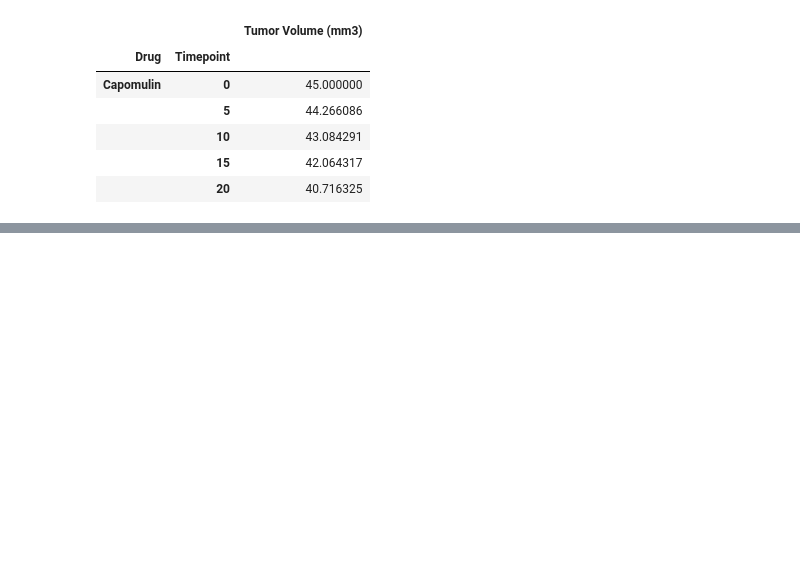
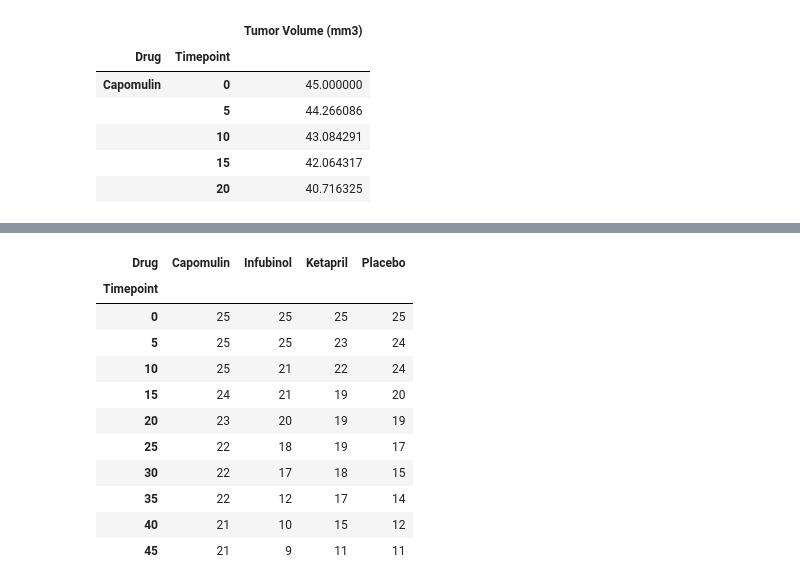
Before and after one commit to txstu09/pymaceuticals-inc, a Jupyter notebook: pymaceuticals.ipynb, the cells around one changed output, grey strips where cells are left out. Cells and saved outputs as stored; diff of their text form; code cells hidden in the pictures; blank space fills up the shorter version.

```diff
--- a/pymaceuticals.ipynb
+++ b/pymaceuticals.ipynb
@@ -80,0 +106,16 @@ s[0]
+# %%
+mice_alive = trial_data.groupby(['Timepoint','Drug'])['Mouse ID'].count().unstack()
+mice_alive[['Capomulin','Infubinol','Ketapril','Placebo']]
+# %% [output]
+| Drug | Capomulin | Infubinol | Ketapril | Placebo |
+| Timepoint |  |  |  |  |
+| 0 | 25 | 25 | 25 | 25 |
+| 5 | 25 | 25 | 23 | 24 |
+| 10 | 25 | 21 | 22 | 24 |
+| 15 | 24 | 21 | 19 | 20 |
+| 20 | 23 | 20 | 19 | 19 |
+| 25 | 22 | 18 | 19 | 17 |
+| 30 | 22 | 17 | 18 | 15 |
+| 35 | 22 | 12 | 17 | 14 |
+| 40 | 21 | 10 | 15 | 12 |
+| 45 | 21 | 9 | 11 | 11 |
```
Also changed, not shown: parts of 4 cells of this notebook.
